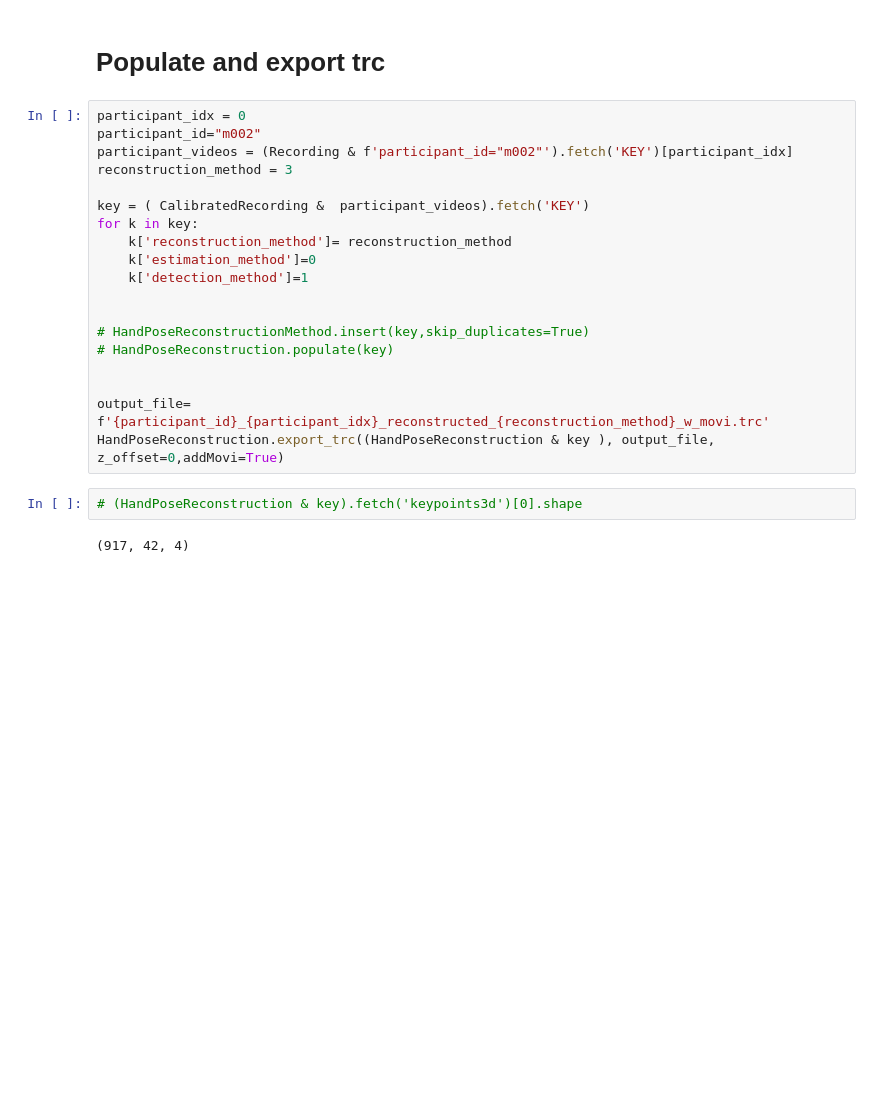
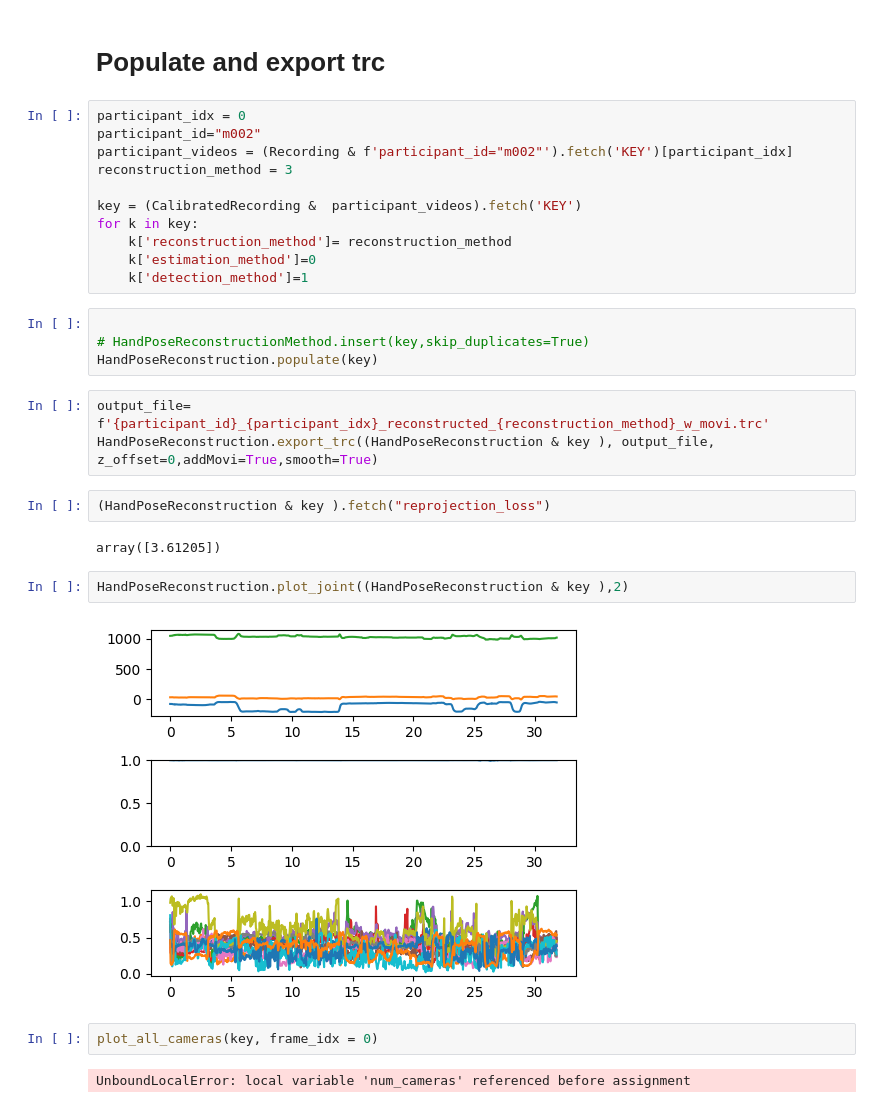
Before and after one commit to Pouyan97/Hand_Detection, a Jupyter notebook: test_dj.ipynb, the cells around one changed output. Saved outputs shown, nothing was run; the diff lists cells and outputs as text; blank space fills up the shorter version.

Commit message:
reconstruction analysis code added

```diff
--- a/test_dj.ipynb
+++ b/test_dj.ipynb
@@ -161,20 +181,27 @@ participant_id="m002"
 participant_videos = (Recording & f'participant_id="m002"').fetch('KEY')[participant_idx]
 reconstruction_method = 3
 
-key = ( CalibratedRecording &  participant_videos).fetch('KEY')
+key = (CalibratedRecording &  participant_videos).fetch('KEY')
 for k in key:
     k['reconstruction_method']= reconstruction_method
     k['estimation_method']=0
     k['detection_method']=1
-
-
-# HandPoseReconstructionMethod.insert(key,skip_duplicates=True)
-# HandPoseReconstruction.populate(key)
-
-
-output_file= f'{participant_id}_{participant_idx}_reconstructed_{reconstruction_method}_w_movi.trc'
-HandPoseReconstruction.export_trc((HandPoseReconstruction & key ), output_file, z_offset=0,addMovi=True)
+# %%
+
+# HandPoseReconstructionMethod.insert(key,skip_duplicates=True)
+HandPoseReconstruction.populate(key)
+# %%
+output_file= f'{participant_id}_{participant_idx}_reconstructed_{reconstruction_method}_w_movi.trc'
+HandPoseReconstruction.export_trc((HandPoseReconstruction & key ), output_file, z_offset=0,addMovi=True,smooth=True)
 # %%
-# (HandPoseReconstruction & key).fetch('keypoints3d')[0].shape
+(HandPoseReconstruction & key ).fetch("reprojection_loss")
 # %% [output]
-(917, 42, 4)
+array([3.61205])
+# %%
+HandPoseReconstruction.plot_joint((HandPoseReconstruction & key ),2)
+# %% [output]
+[figure, added]
+# %%
+plot_all_cameras(key, frame_idx = 0)
+# %% [output]
+UnboundLocalError: local variable 'num_cameras' referenced before assignment
```
Also changed, not shown: parts of 8 cells of this notebook.
